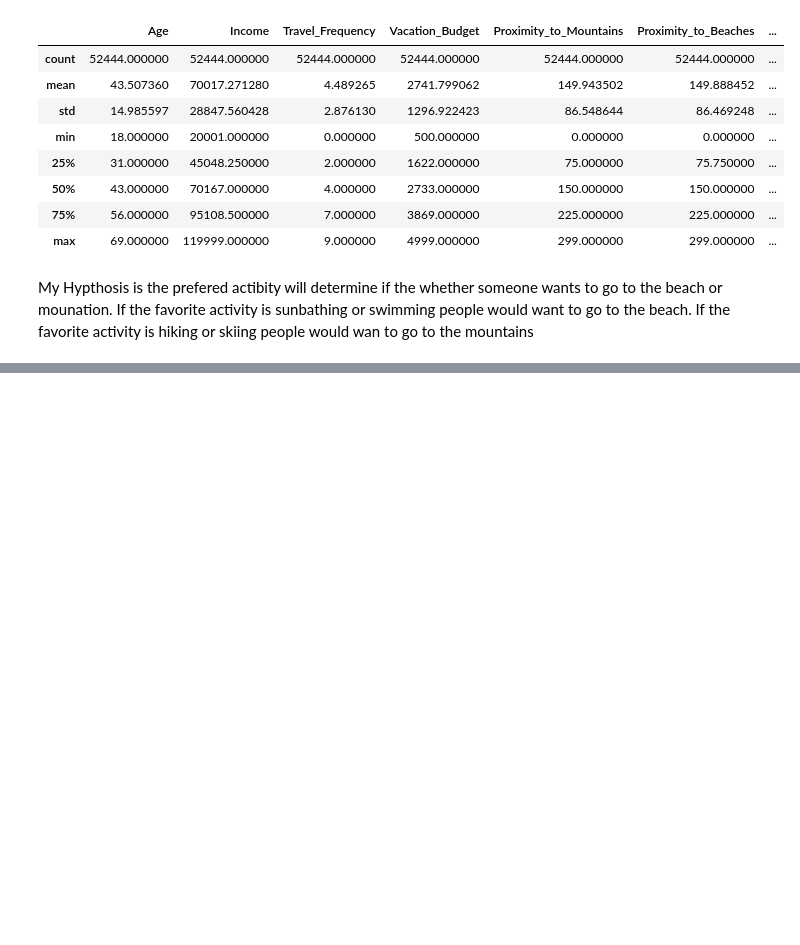
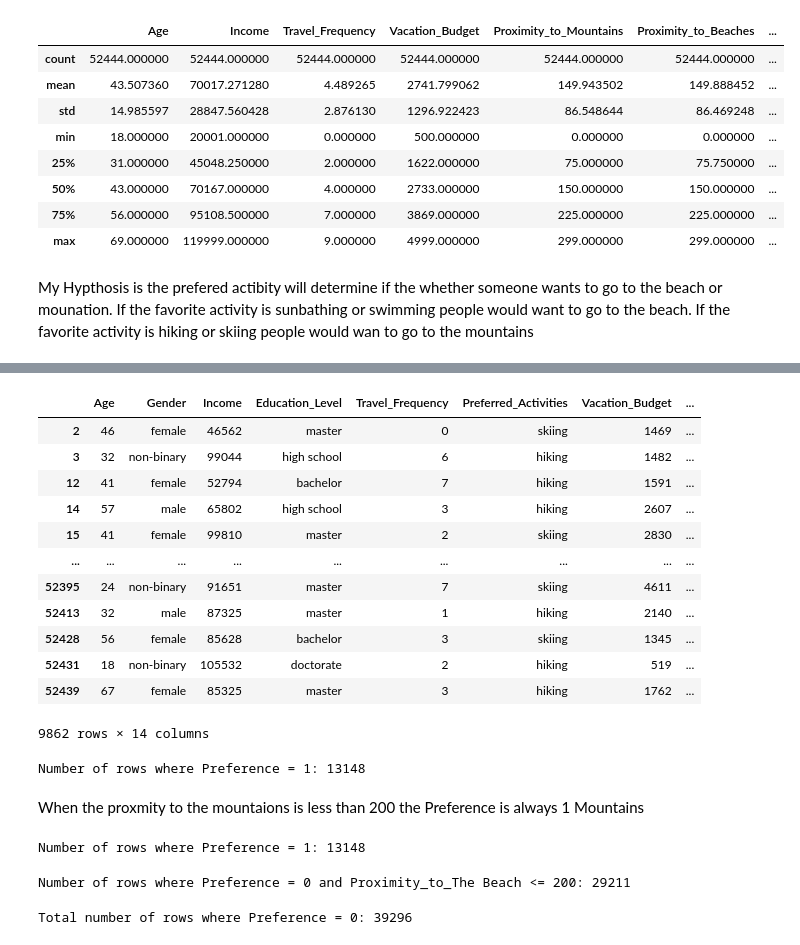
Before and after one commit to MarqueFerg/EDA-Mountains-or-Beach, a Jupyter notebook: EDA_notebook.ipynb, the cells around one changed output, grey strips where cells are left out. Drawn from its saved outputs; the diff is of its cells as text; code cells hidden in the pictures; blank space fills up the shorter version.

Commit message:
More data comparisons

```diff
--- a/EDA_notebook.ipynb
+++ b/EDA_notebook.ipynb
@@ -16,7 +16,7 @@ from sklearn.model_selection import train_test_split
 from sklearn.model_selection import cross_val_score
 from sklearn.model_selection import GridSearchCV
 # %%
-data = pd.read_csv('/content/mountains_vs_beaches_preferences.csv')
+data = pd.read_csv('/mountains_vs_beaches_preferences.csv')
 df = pd.DataFrame(data)
 print("This is the data set of 13 features and is related to prefernce of either spending time the mountian 1, or the beach 0")
 display(df.head())
@@ -109,0 +111,60 @@ for column in columns_to_plot:
+# %%
+# Filter the DataFrame
+filtered_df = df[(df['Proximity_to_Mountains'] < 150) & (df['Preference'] == 1)]
+
+# Display the filtered DataFrame as a table
+display(filtered_df)
+# %% [output]
+|  | Age | Gender | Income | Education_Level | Travel_Frequency | Preferred_Activities | Vacation_Budget | ... |
+| 2 | 46 | female | 46562 | master | 0 | skiing | 1469 | ... |
+| 3 | 32 | non-binary | 99044 | high school | 6 | hiking | 1482 | ... |
+| 12 | 41 | female | 52794 | bachelor | 7 | hiking | 1591 | ... |
+| 14 | 57 | male | 65802 | high school | 3 | hiking | 2607 | ... |
+| 15 | 41 | female | 99810 | master | 2 | skiing | 2830 | ... |
+| ... | ... | ... | ... | ... | ... | ... | ... | ... |
+| 52395 | 24 | non-binary | 91651 | master | 7 | skiing | 4611 | ... |
+| 52413 | 32 | male | 87325 | master | 1 | hiking | 2140 | ... |
+| 52428 | 56 | female | 85628 | bachelor | 3 | skiing | 1345 | ... |
+| 52431 | 18 | non-binary | 105532 | doctorate | 2 | hiking | 519 | ... |
+| 52439 | 67 | female | 85325 | master | 3 | hiking | 1762 | ... |
+9862 rows × 14 columns
+# %%
+# Calculate the number of rows where Preference is 1
+num_preference_1 = df[df['Preference'] == 1].shape[0]
+
+# Print the result
+print(f"Number of rows where Preference = 1: {num_preference_1}")
+# %% [output]
+Number of rows where Preference = 1: 13148
+# %% [markdown]
+When the proxmity to the mountaions is less than 200 the Preference is always 1 Mountains
+# %%
+# Calculate the number of rows where Preference is 1
+num_preference_1 = df[df['Preference'] == 1].shape[0]
+
+# Print the result
+print(f"Number of rows where Preference = 1: {num_preference_1}")
+# %% [output]
+Number of rows where Preference = 1: 13148
+# %%
+# Filter the DataFrame
+filtered_df = df[(df['Preference'] == 0) & (df['Proximity_to_Beaches'] <= 200)]
+
+# Calculate the number of rows
+num_rows = filtered_df.shape[0]
+
+# Print the result
+print(f"Number of rows where Preference = 0 and Proximity_to_The Beach <= 200: {num_rows}")
+# %% [output]
+Number of rows where Preference = 0 and Proximity_to_The Beach <= 200: 29211
+# %%
+# Filter the DataFrame for Preference = 0
+preference_0_df = df[df['Preference'] == 0]
+
+# Get the number of rows in the filtered DataFrame
+num_rows_preference_0 = preference_0_df.shape[0]
+
+# Print the result
+print(f"Total number of rows where Preference = 0: {num_rows_preference_0}")
+# %% [output]
+Total number of rows where Preference = 0: 39296
```
Also changed, not shown: parts of 3 cells of this notebook.
